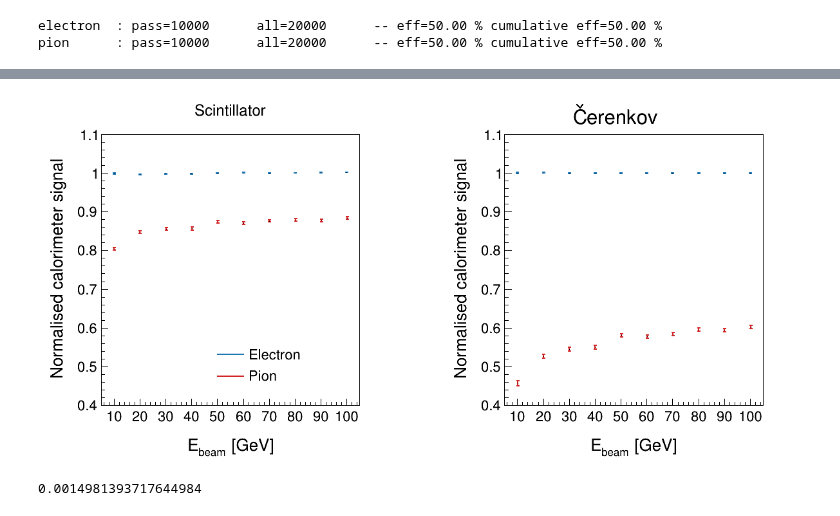
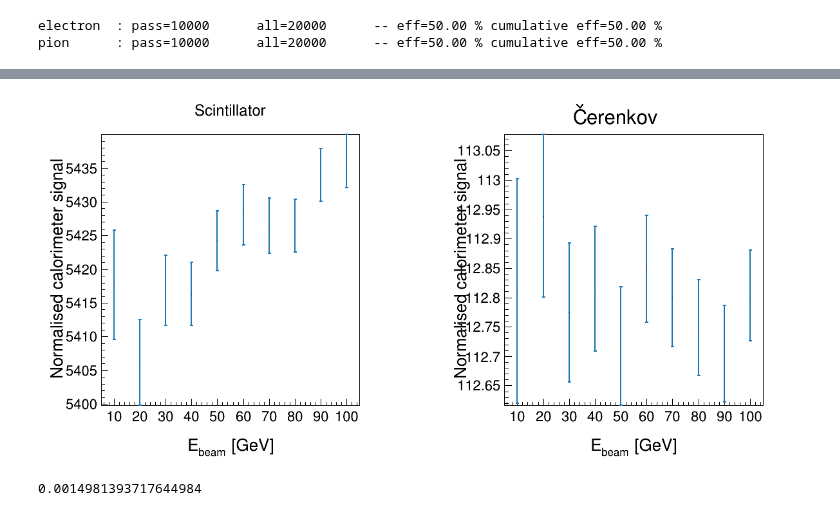
Before and after one commit to mollyhjorthjensen/DREAM, a Jupyter notebook: Analysis/validation2.ipynb, the cells around one changed output, grey strips where cells are left out. Saved outputs shown, nothing was run; the diff lists cells and outputs as text; code cells hidden in the pictures.

```diff
--- a/Analysis/validation2.ipynb
+++ b/Analysis/validation2.ipynb
@@ -35,8 +37,8 @@ rdf2 = rdf
 rdf2 = rdf2.Define("PrimaryEnergy_GeV", "PrimaryEnergy*1e-3")
 rdf2 = rdf2.Define("VecSignalScnt_corr", leakage.format("VecSignalScnt"))
 rdf2 = rdf2.Define("VecSignalCkov_corr", leakage.format("VecSignalCkov"))
-# rdf2 = rdf2.Define("Snorm_", "Sum(VecSignalScnt_corr) / PrimaryEnergy")
-# rdf2 = rdf2.Define("Cnorm_", "Sum(VecSignalCkov_corr) / PrimaryEnergy")
+rdf2 = rdf2.Define("Snorm_", "Sum(VecSignalScnt_corr) / PrimaryEnergy_GeV")
+rdf2 = rdf2.Define("Cnorm_", "Sum(VecSignalCkov_corr) / PrimaryEnergy_GeV")
 rdf2 = rdf2.Define("VecSignalScnt_cal", f"VecSignalScnt/{cal['Scnt']}")
 rdf2 = rdf2.Define("VecSignalCkov_cal", f"VecSignalCkov/{cal['Ckov']}")
 rdf2 = rdf2.Define("Ssum", "Sum(VecSignalScnt_cal)")
@@ -62,21 +66,15 @@ pion      : pass=10000      all=20000      -- eff=50.00 % cumulative eff=50.00 %
 # %%
 d = {k: np.zeros(10) for k in ['Energy', 'X', 'Xerr']}
-data = {'e-': {'Snorm': copy.deepcopy(d), 'Cnorm': copy.deepcopy(d)},
-        'pi-': {'Snorm': copy.deepcopy(d), 'Cnorm': copy.deepcopy(d)}}
-for s,rdf in zip(['e-', 'pi-'], [rdf2_e, rdf2_pi]):
+data = {'e-': {'Snorm_': copy.deepcopy(d), 'Cnorm_': copy.deepcopy(d)}}
+for s,rdf in zip(['e-'], [rdf2_e]):
     unique_energies = np.unique(rdf.AsNumpy(columns=['PrimaryEnergy'])['PrimaryEnergy'])
     for i,e in enumerate(unique_energies):
         rdf3 = rdf.Filter(f"PrimaryEnergy == {e}", f"{e*1e-3} GeV")
-        for c in ['Snorm', 'Cnorm']:
+        for c in ['Snorm_', 'Cnorm_']:
             data[s][c]['Energy'][i] = e*1e-3
             h = rdf3.Histo1D(c)
             data[s][c]['X'][i] = h.GetMean()
             data[s][c]['Xerr'][i] = h.GetRMS() / np.sqrt(h.GetEntries())
-#         if s == "e" and i == 0:
-#             h = rdf3.Histo1D("Snorm")
-#             print(h.GetRMS() / np.sqrt(h.GetEntries()))
-#             h.Draw()
-#             break
 # %%
 print(data)
 # %% [output]
@@ -108,7 +199,7 @@ y2ndc = 0.88+0.05
 linespacing = 0.05
 title = ["Scintillator", "#check{C}erenkov"]
 
-for j,c in enumerate(['Snorm', 'Cnorm']):
+for j,c in enumerate(['Snorm_', 'Cnorm_']):
     c1.cd(j+1)
     mg[j] = ROOT.TMultiGraph()
     gr = [None, None]
@@ -120,7 +211,7 @@ for j,c in enumerate(['Snorm', 'Cnorm']):
         ROOT.gPad.SetRightMargin(0.1)
     ROOT.gPad.SetBottomMargin(0.15)
     ROOT.gPad.SetTopMargin(0.1)
-    for i,s in enumerate(['e-', 'pi-']):
+    for i,s in enumerate(['e-']):
         x = array('f', data[s][c]['Energy'])
         n = len(x)
         y = array('f', data[s][c]['X'])
@@ -138,46 +229,36 @@ for j,c in enumerate(['Snorm', 'Cnorm']):
 
     mg[j].GetXaxis().SetTitle("E_{beam} [GeV]")
     mg[j].GetYaxis().SetTitle("Normalised calorimeter signal")
 
     mg[j].GetXaxis().SetTitleSize(ratio2 * mg[j].GetXaxis().GetTitleSize())
     mg[j].GetYaxis().SetTitleSize(ratio2 * mg[j].GetYaxis().GetTitleSize())
 
     labelsize = ratio * mg[j].GetXaxis().GetLabelSize()
     mg[j].GetXaxis().SetLabelSize(labelsize)
     mg[j].GetYaxis().SetLabelSize(labelsize)
 
     labeloffset = (ratio + 1) * mg[j].GetXaxis().GetLabelOffset()
     mg[j].GetXaxis().SetLabelOffset(labeloffset)
     mg[j].GetYaxis().SetLabelOffset(labeloffset)
 
     mg[j].GetXaxis().CenterTitle()
     mg[j].GetYaxis().CenterTitle()
 
-    mg[j].SetMaximum(1.1)
-    mg[j].SetMinimum(0.4)
+#     mg[j].SetMaximum(1.1)
+#     mg[j].SetMinimum(0.4)
     mg[j].GetXaxis().SetLimits(5., 105.)
 
     mg[j].GetXaxis().SetTitleOffset(ratio2 * mg[j].GetXaxis().GetTitleOffset())
     mg[j].GetYaxis().SetTitleOffset(mg[j].GetXaxis().GetTitleOffset())
 
     mg[j].GetXaxis().SetTickLength(0.7 * ratio * mg[j].GetXaxis().GetTickLength())
     mg[j].GetYaxis().SetTickLength(0.7 * ratio * mg[j].GetYaxis().GetTickLength())
 
     mg[j].Draw('ap')
 
-    # add legend
-    if j == 0:
-        legend = ROOT.TLegend(x2ndc-0.4, 0.2, x2ndc, 0.2+2 * ratio * linespacing)
-        legend.SetFillColor(0)
-        legend.SetBorderSize(0)
-        legend.SetTextSize(labelsize)
-        legend.AddEntry(gr[0], "Electron", "l")
-        legend.AddEntry(gr[1], "Pion", "l")
-        legend.Draw()
-
 c1.Draw()
 # %% [output]
-[figure, old version]
+[figure, new version]
 # %%
 c1 = ROOT.TCanvas("c1", "c1", 600, 600)
 c1.Divide(2)
```
Also changed, not shown: parts of 4 cells of this notebook, 1 other file.
